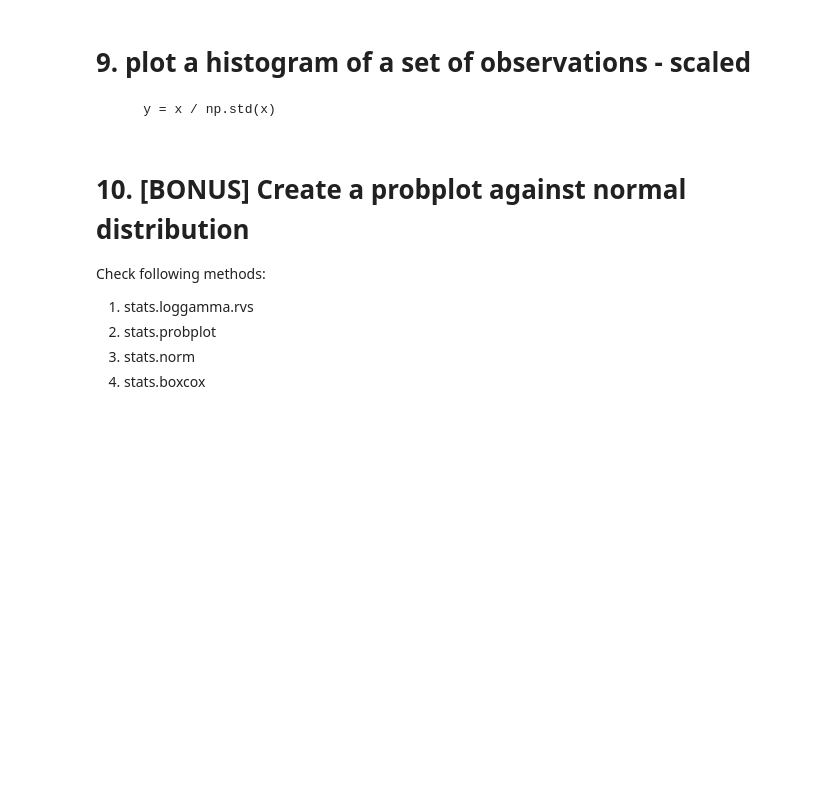
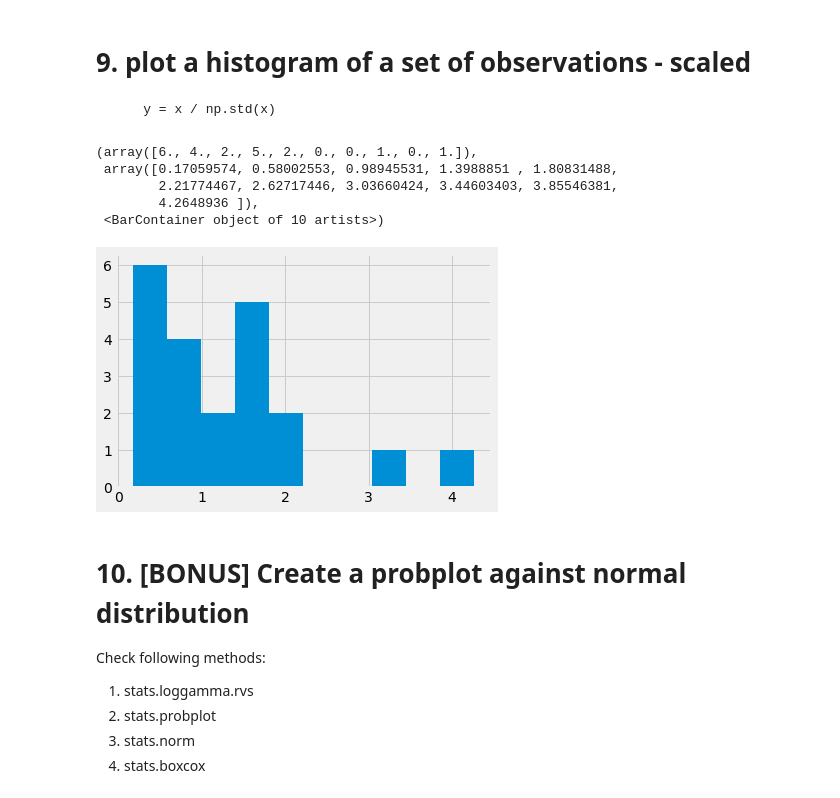
Before and after one commit to tdnam/ds, a Jupyter notebook: w1/lab1/Lab 1.1.4 Statistics - part 2 Lab.ipynb, the cells around one changed output. Cells and saved outputs as stored; diff of their text form; code cells hidden in the pictures; blank space fills up the shorter version.

```diff
--- a/w1/lab1/Lab 1.1.4 Statistics - part 2 Lab.ipynb
+++ b/w1/lab1/Lab 1.1.4 Statistics - part 2 Lab.ipynb
@@ -229,7 +231,15 @@ plt.hist(x - np.mean(x), bins=5)
 # %%
 # plot a histogram of a set of observations - scaled
 # experiment with various number of bins
 x = [21,22,23,4,5,6,77,8,9,10,31,32,33,34,35,36,37,18,49,50,100]
+plt.hist(x / np.std(x))
+# %% [output]
+(array([6., 4., 2., 5., 2., 0., 0., 1., 0., 1.]),
+ array([0.17059574, 0.58002553, 0.98945531, 1.3988851 , 1.80831488,
+        2.21774467, 2.62717446, 3.03660424, 3.44603403, 3.85546381,
+        4.2648936 ]),
+ <BarContainer object of 10 artists>)
+[figure, added]
 # %% [markdown]
 # 10. [BONUS] Create a probplot against normal distribution
 
```
Also changed, not shown: parts of 2 cells of this notebook.
